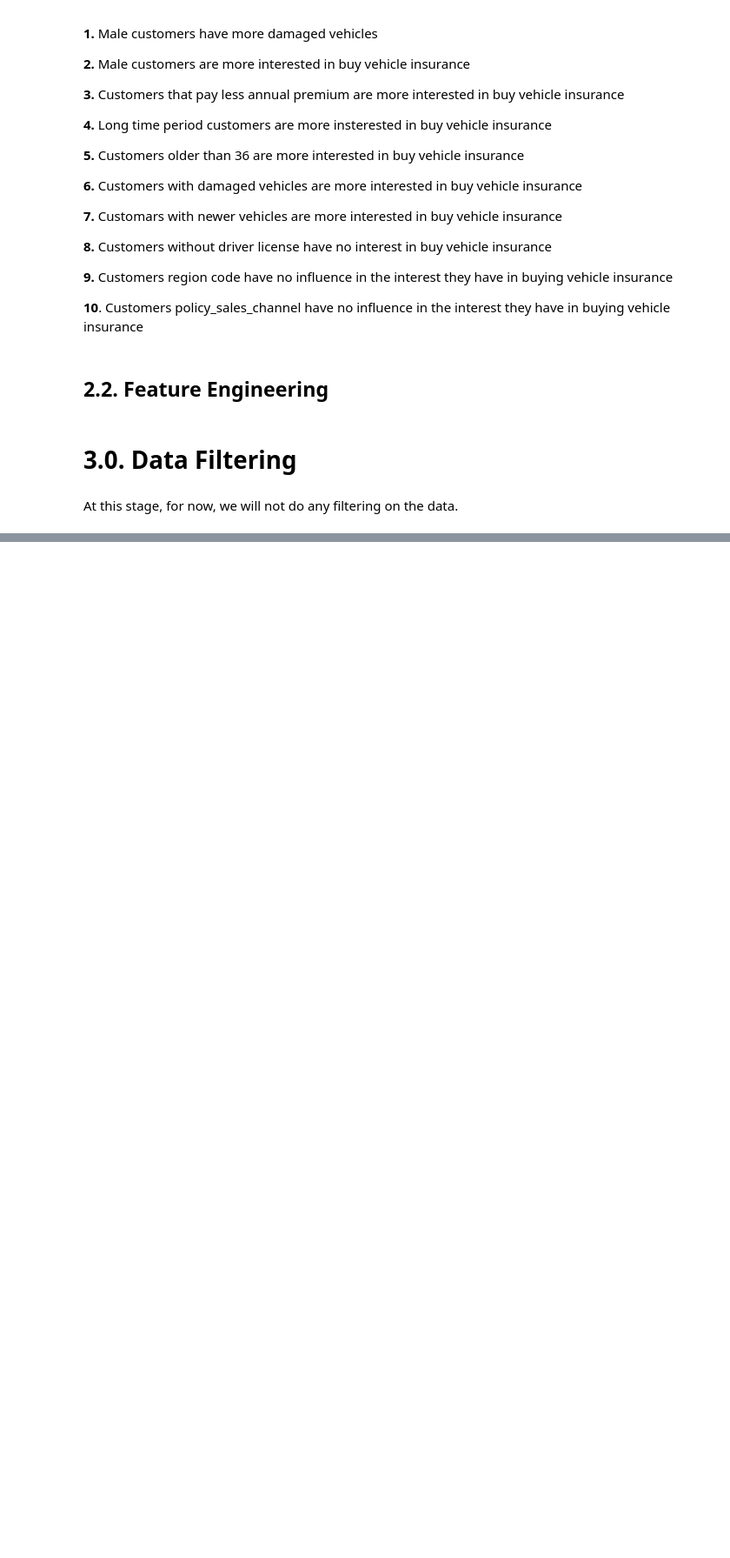
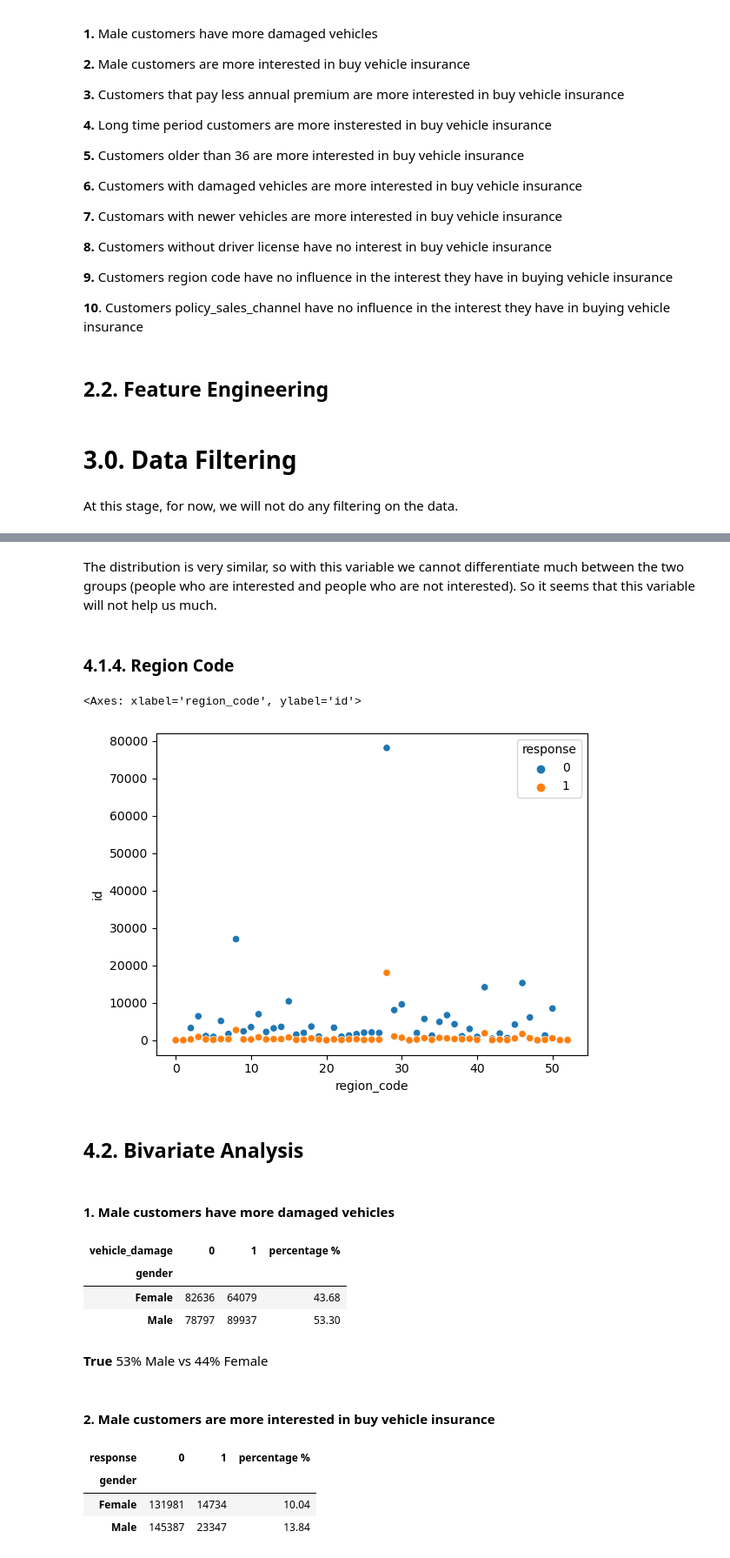
Before and after one commit to leoalvessantana/Project-Health-Insurance-Cross-Sell, a Jupyter notebook: Notebook.ipynb, the cells around one changed output, grey strips where cells are left out. Shown: that part at 87% size. Drawn from its saved outputs; the diff is of its cells as text; code cells hidden in the pictures; blank space fills up the shorter version.

```diff
--- a/Notebook.ipynb
+++ b/Notebook.ipynb
@@ -241,0 +342,38 @@ df3 = df2.copy()
+# %% [markdown]
+The distribution is very similar, so with this variable we cannot differentiate much between the two groups (people who are interested and people who are not interested). So it seems that this variable will not help us much.
+# %% [markdown]
+### 4.1.4. Region Code
+# %%
+aux0 = df4[['id', 'region_code', 'response']].groupby( ['region_code', 'response'] ).count().reset_index()
+#aux0 = aux0[(aux0['id'] > 1000) & (aux0['id'] < 20000)]
+
+sns.scatterplot( x='region_code', y='id', hue='response', data=aux0 )
+# %% [output]
+<Axes: xlabel='region_code', ylabel='id'>
+[figure, added]
+# %% [markdown]
+## 4.2. Bivariate Analysis
+# %% [markdown]
+#### 1. Male customers have more damaged vehicles
+# %%
+H_1 = pd.crosstab(df4['gender'], df4['vehicle_damage'])
+H_1['percentage %'] = round(H_1[1]/(H_1[1]+H_1[0])*100, 2)
+H_1
+# %% [output]
+| vehicle_damage | 0 | 1 | percentage % |
+| gender |  |  |  |
+| Female | 82636 | 64079 | 43.68 |
+| Male | 78797 | 89937 | 53.30 |
+# %% [markdown]
+**True** 53% Male vs 44% Female
+# %% [markdown]
+#### 2. Male customers are more interested in buy vehicle insurance
+# %%
+H_2 = pd.crosstab(df4['gender'], df4['response'])
+H_2['percentage %'] = round(H_2[1]/(H_2[1]+H_2[0])*100, 2)
+H_2
+# %% [output]
+| response | 0 | 1 | percentage % |
+| gender |  |  |  |
+| Female | 131981 | 14734 | 10.04 |
+| Male | 145387 | 23347 | 13.84 |
```
Also changed, not shown: parts of 45 cells of this notebook.
